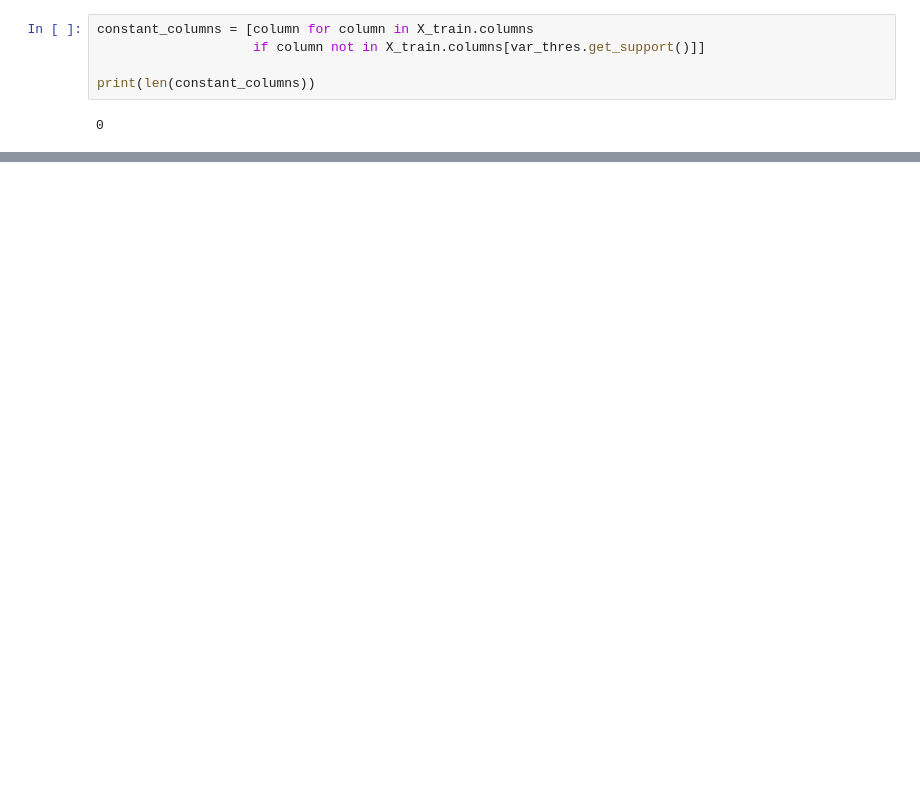
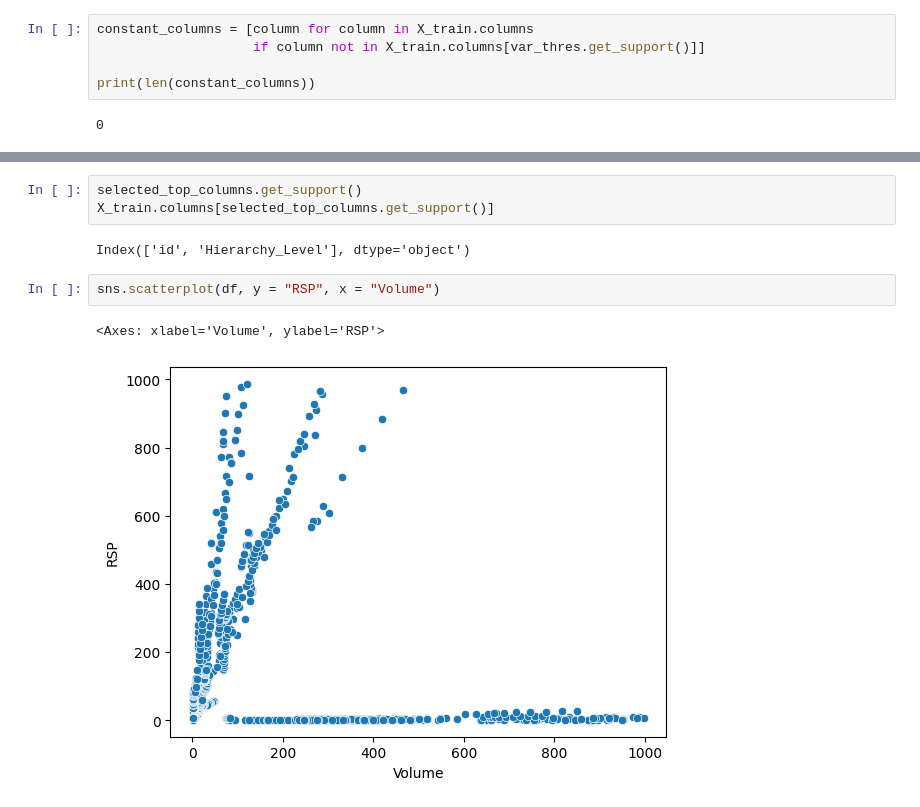
Before and after one commit to Mourad-Amj/Dragonyte_project_Team1, a Jupyter notebook: Dastans_notebook.ipynb, the cells around one changed output, grey strips where cells are left out. Cells and saved outputs as stored; diff of their text form; blank space fills up the shorter version.

```diff
--- a/Dastans_notebook.ipynb
+++ b/Dastans_notebook.ipynb
@@ -211,2 +287,12 @@ print(len(constant_columns))
+# %%
+selected_top_columns.get_support()
+X_train.columns[selected_top_columns.get_support()]
+# %% [output]
+Index(['id', 'Hierarchy_Level'], dtype='object')
+# %%
+sns.scatterplot(df, y = "RSP", x = "Volume")
+# %% [output]
+<Axes: xlabel='Volume', ylabel='RSP'>
+[figure, added]
 # %%
 
```
Also changed, not shown: parts of 14 cells of this notebook.
